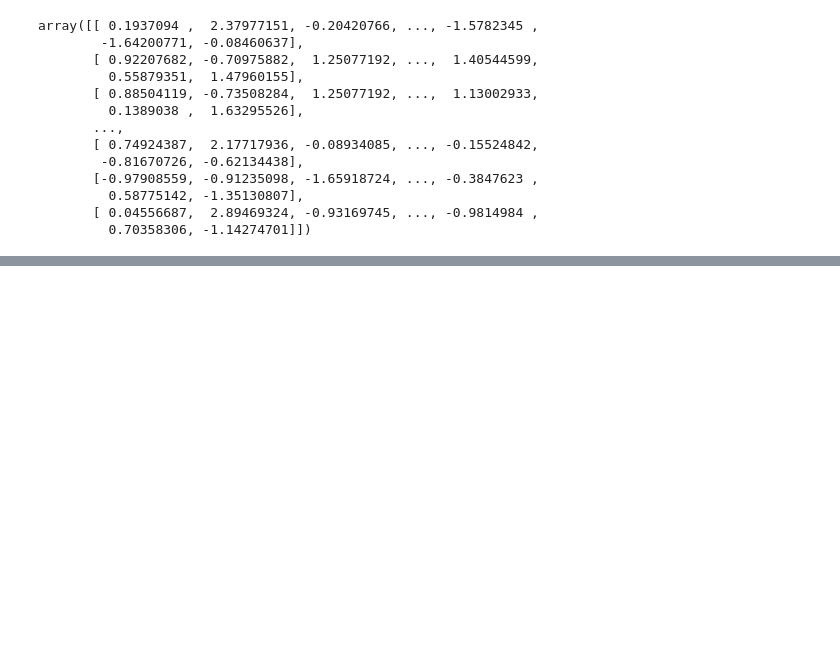
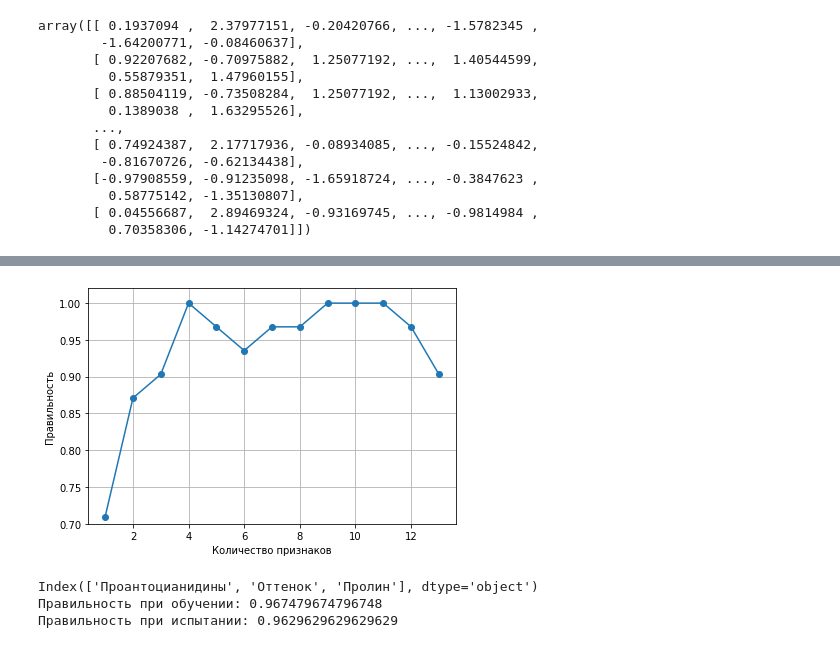
Before and after one commit to maxcool73/pml, a Jupyter notebook: datapreprocessing/datapreprocessing.ipynb, the cells around one changed output, grey strips where cells are left out. Saved outputs shown, nothing was run; the diff lists cells and outputs as text; code cells hidden in the pictures; blank space fills up the shorter version.

```diff
--- a/datapreprocessing/datapreprocessing.ipynb
+++ b/datapreprocessing/datapreprocessing.ipynb
@@ -313,0 +366,29 @@ print('Правильность при испытании:', lr.score(X_test_std
+# %%
+from sbs import SBS
+from sklearn.neighbors import KNeighborsClassifier
+
+knn = KNeighborsClassifier(n_neighbors=5)
+sbs = SBS(knn, k_features=1)
+sbs.fit(X_train_std, y_train)
+k_feat = [len(k) for k in sbs.subsets_]
+plt.plot(k_feat, sbs.scores_, marker='o')
+plt.ylim([0.7, 1.02])
+plt.ylabel('Правильность')
+plt.xlabel('Количество признаков')
+plt.grid()
+plt.tight_layout()
+plt.show()
+# %% [output]
+[figure, added]
+# %%
+k3 = list(sbs.subsets_[10])
+print(df_wine.columns[1:][k3])
+knn.fit(X_train_std, y_train)
+print('Правильность при обучении:',
+knn.score(X_train_std, y_train))
+print ('Правильность при испытании:',
+knn.score(X_test_std, y_test))
+# %% [output]
+Index(['Проантоцианидины', 'Оттенок', 'Пролин'], dtype='object')
+Правильность при обучении: 0.967479674796748
+Правильность при испытании: 0.9629629629629629
```
Also changed, not shown: parts of 5 cells of this notebook, 1 other file.
